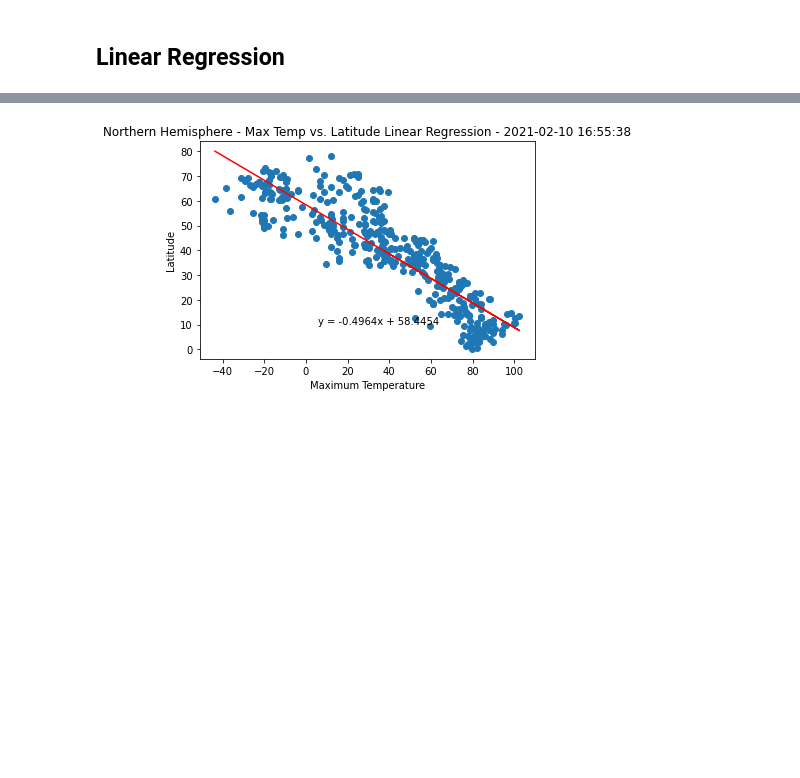
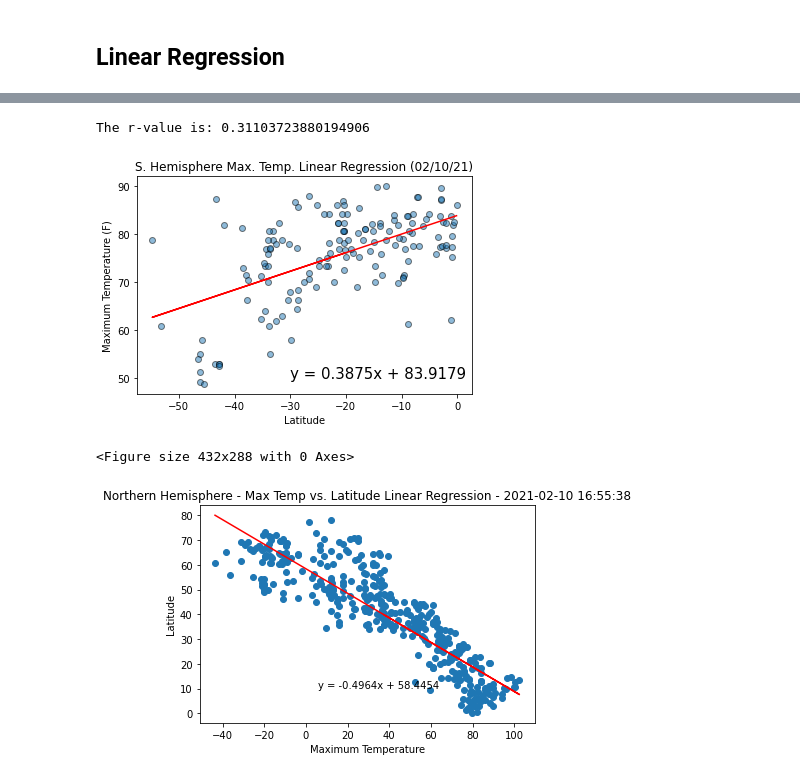
Before and after one commit to mrryanlittle/python-api-challenge, a Jupyter notebook: WeatherPy/WeatherPy.ipynb, the cells around one changed output, grey strips where cells are left out. Drawn from its saved outputs; the diff is of its cells as text; code cells hidden in the pictures; blank space fills up the shorter version.

```diff
--- a/WeatherPy/WeatherPy.ipynb
+++ b/WeatherPy/WeatherPy.ipynb
@@ -217,3 +221,13 @@ s_hemi_df = city_df[city_df['Latitude'] <= 0]
+# %%
+x_values = s_hemi_df['Latitude']
+y_values = s_hemi_df['Maximum Temperature']
+plt.title("S. Hemisphere Max. Temp. Linear Regression (%s)" % time.strftime("%x"))
+lin_reg(x_values, y_values, 'Maximum Temperature (F)', (-30,50))
+plt.savefig('SouthernMaxTempLatitudeLinearRegression.png')
+# %% [output]
+The r-value is: 0.31103723880194906
+[figure, added]
+<Figure size 432x288 with 0 Axes>
 # %%
 x_max_temp = np.array(n_hemi_df['Maximum Temperature'])
 y_lat = np.array(n_hemi_df['Latitude'])
```
Also changed, not shown: parts of 4 cells of this notebook, 2 other files.
